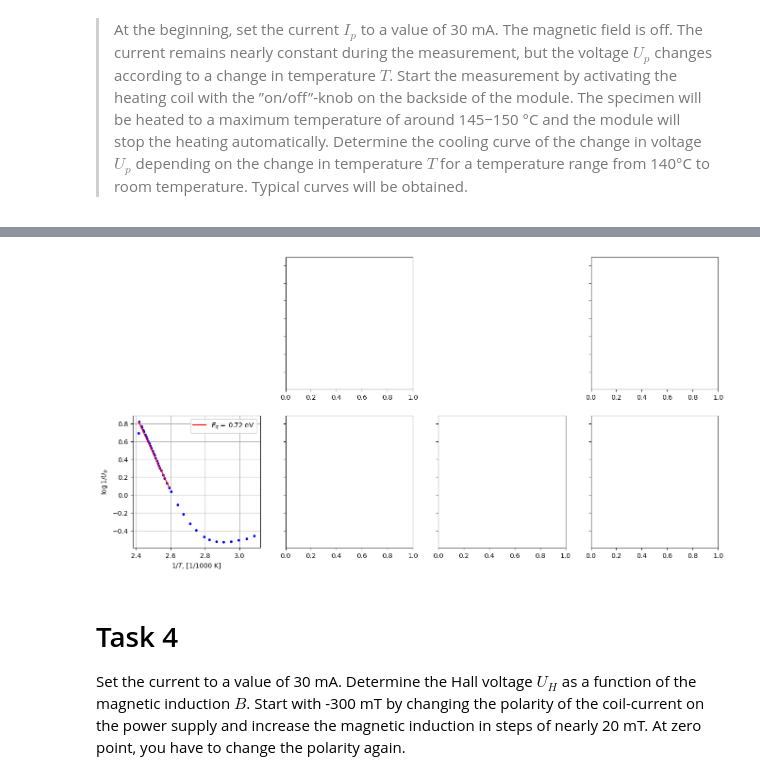
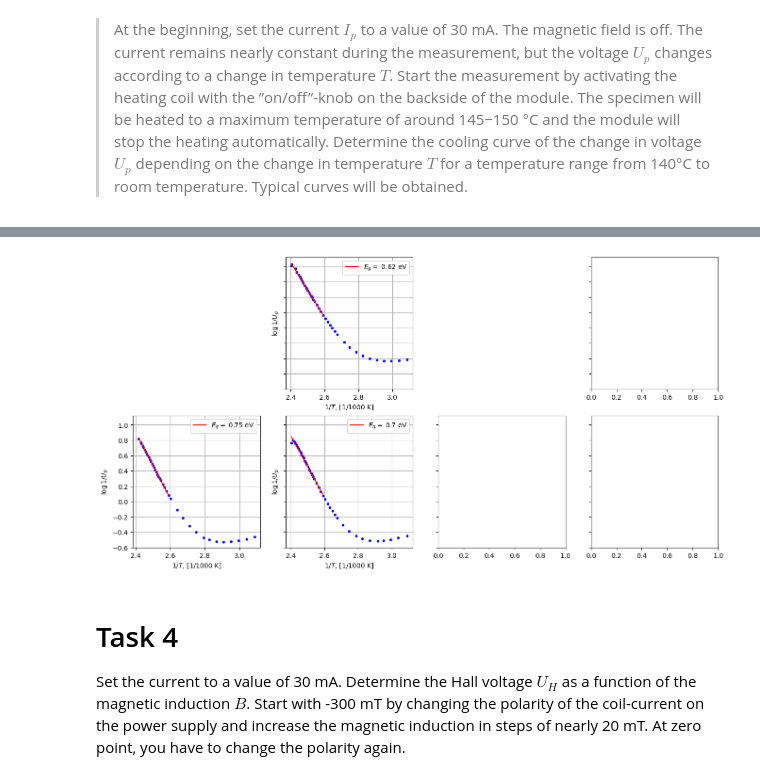
Before and after one commit to evgeny-kolonsky/Lab4, a Jupyter notebook: Hall/phywe/Hall_phywe.ipynb, the cells around one changed output, grey strips where cells are left out. Drawn from its saved outputs; the diff is of its cells as text; code cells hidden in the pictures.

```diff
--- a/Hall/phywe/Hall_phywe.ipynb
+++ b/Hall/phywe/Hall_phywe.ipynb
@@ -27,6 +27,8 @@ k = 8.625e-5 # eV/K
 d = 1e-3 # thikness, m
 L = 16e-3 # length between ohmic contacts, m
 W = 10e-3 # width, m
+
+names = ['12', '21', '22']
 # %% [markdown]
 # Theory
 
@@ -80,7 +82,7 @@ $$ U_H|_{B=0} =  \beta U_p + \text{offset} $$
 # %%
 beta = {}
 R = {}
-names = ['21']
+
 fig, ax = plt.subplots(2, 4, figsize=(16, 8), sharey=True)
 
 for name in names:
@@ -114,7 +116,6 @@ steps of 5 mA. You will receive a typical measurements for n- and p-Germanium.
 # %% [markdown]
 ![image.png](embedded-picture-1)
 # %%
-names = ['21']
 fig, ax = plt.subplots(2, 4, figsize=(16, 8), sharey=True)
 
 for name in names:
@@ -150,7 +151,6 @@ and plot the results on graphs.
 # %% [markdown]
 ![image.png](embedded-picture-1)
 # %%
-names = ['21']
 fig, ax = plt.subplots(2, 4, figsize=(16, 8), sharey=True)
 
 for name in names:
@@ -186,39 +186,38 @@ Typical curves will be obtained.
 # %% [markdown]
 ![image.png](embedded-picture-1)
 # %%
-names = ['21']
 fig, ax = plt.subplots(2, 4, figsize=(16, 8), sharey=True)
 
 for name in names:
   url = f'https://raw.githubusercontent.com/evgeny-kolonsky/Lab4/refs/heads/main/Hall/phywe/{name}_task3.txt'
   response = requests.get(url)
   T, Uh, Up = np.genfromtxt(response.text.splitlines()).T
   T += 273.15 # C to K
   Up *= 1e-3 # mV to V
   Uh *= 1e-3 # mV to V
   # correction
   Uh_ = Uh - beta[name] * Up
   first_digit  = int(name[:2]) % 10
   second_digit = int(name[:2]) // 10
   axx = ax[second_digit-1, first_digit-1]
 
   x = 1 / T
   y = np.log(1/ Up)
   mask = (x * 1000 < 2.6)
   fit = linregress(x[mask], y[mask])
   y_predicted = fit.intercept + fit.slope * x[mask]
   b = fit.slope
   Eg = -b * 2 * k
   axx.set_xlabel(r'$1/T$, [1/1000 K]')
   axx.set_ylabel(r'$\log 1/U_p$')
   axx.plot(x *1000, y, '.', color='blue')
   axx.plot(x[mask] * 1000, y_predicted, color='red', label=fr'$E_g=$ {Eg:.2} eV')
   axx.legend()
   axx.grid()
 ax[0,0].remove()
 ax[0,2].remove()
 # %% [output]
-[figure, old version]
+[figure, new version]
 # %% [markdown]
 # Task 4
 
```
Also changed, not shown: parts of 5 cells of this notebook.
